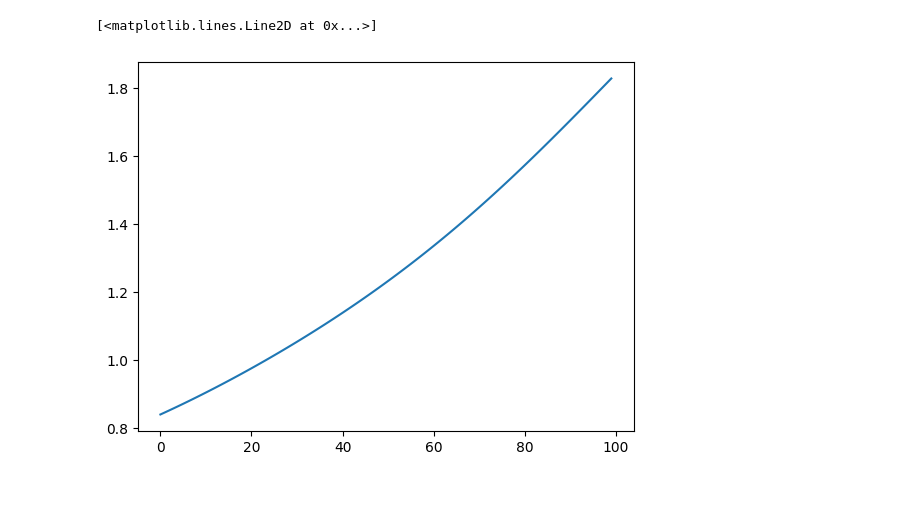
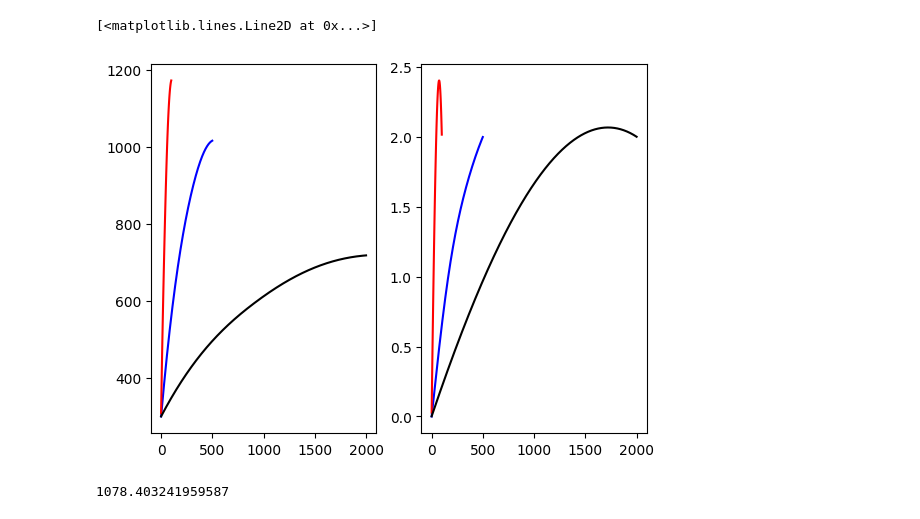
Before and after one commit to raghavg97/PINN_AFSD, a Jupyter notebook: Code_Final_Sept2024/FVM_PINN_1D/FVM_Jan2025/FVM_coPINN_1D_Robin_Nonlinear.ipynb, the cells around one changed output. Cells and saved outputs as stored; diff of their text form; code cells hidden in the pictures; blank space fills up the shorter version.

```diff
--- a/Code_Final_Sept2024/FVM_PINN_1D/FVM_Jan2025/FVM_coPINN_1D_Robin_Nonlinear.ipynb
+++ b/Code_Final_Sept2024/FVM_PINN_1D/FVM_Jan2025/FVM_coPINN_1D_Robin_Nonlinear.ipynb
@@ -83,17 +107,18 @@ Elapsed Time 0.156760
 optimizer_algo = "LBFGS" #or Adam
 # optimizer_algo = "Adam"
 max_iter = 200 #200
+# max_iter = 5000
 
-N_f = 20000 #Total number of collocation points
+N_f = 2000  #Total number of collocation points
 
 layers1 = np.array([1,50,50,50,50,1]) #9 hidden layers
 layers2 = np.array([1,50,50,50,50,1]) #9 hidden layers
 
 coPINN_constants = {"N_f":N_f,"max_iter" :max_iter,"layers1":layers1,"layers2":layers2,
-                    "optimizer_algo":optimizer_algo,"device":device,"fvm_results":fvm_results_3}
+                    "optimizer_algo":optimizer_algo,"device":device,"fvm_results":fvm_results_2}
 # %%
-coPINN_solver = coPINN_1D_Solver(coPINN_constants,pde_related_funcs,problem_constants,N_x_3)
-coPINN_trained = coPINN_solver.train_model(1)
+coPINN_solver = coPINN_1D_Solver(coPINN_constants,pde_related_funcs,problem_constants,N_x_2)
+coPINN_trained = coPINN_solver.train_model(121)
 # %% [output]
 Sequentialmodel(
   (activation): Tanh()
@@ -124,5 +144,17 @@ plt.plot(T_PINN)
-# %%
-plt.plot(C_PINN)
-# %% [output]
-[<matplotlib.lines.Line2D at 0x...>]
-[figure, removed]
+# %%
+
+fig,ax = plt.subplots(1,2)
+ax[0].plot(T_PINN,'b')
+ax[0].plot(T_FVM_1,'r')
+ax[0].plot(T_FVM_2,'k')
+
+ax[1].plot(C_PINN,'b')
+ax[1].plot(C_FVM_1,'r')
+ax[1].plot(C_FVM_2,'k')
+# %% [output]
+[<matplotlib.lines.Line2D at 0x...>]
+[figure, added]
+# %%
+np.max(T_FVM_1)
+# %% [output]
+1078.403241959587
```
Also changed, not shown: parts of 10 cells of this notebook, 26 other files.
